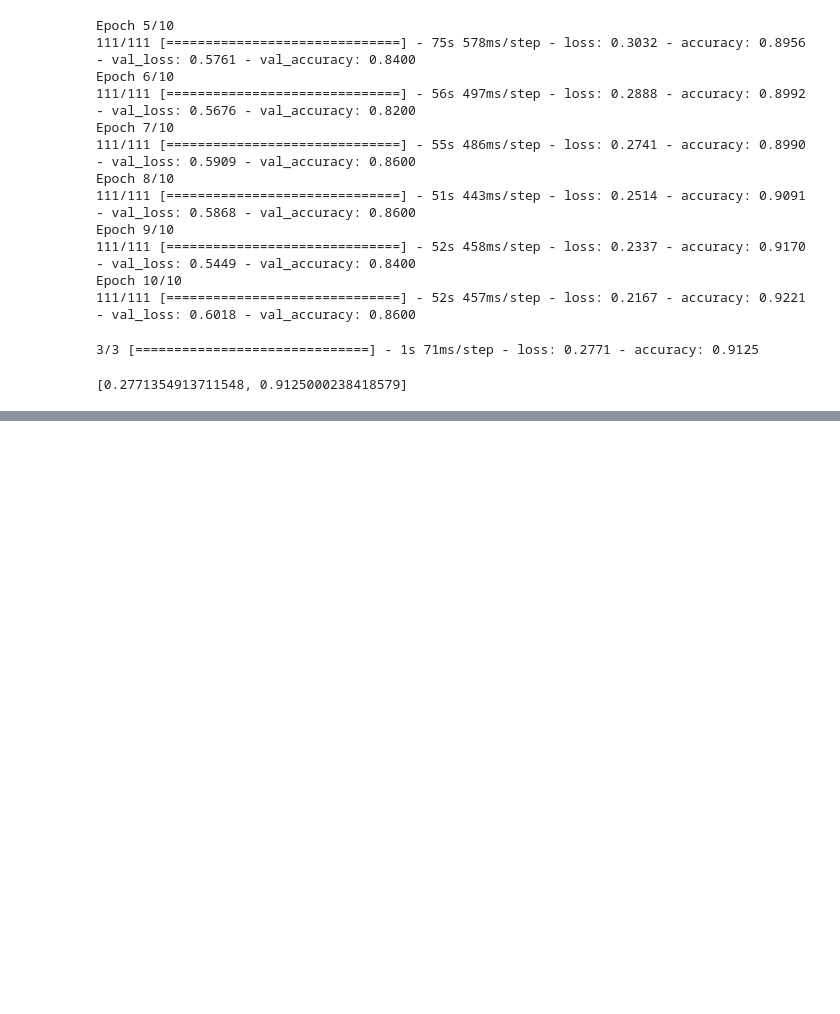
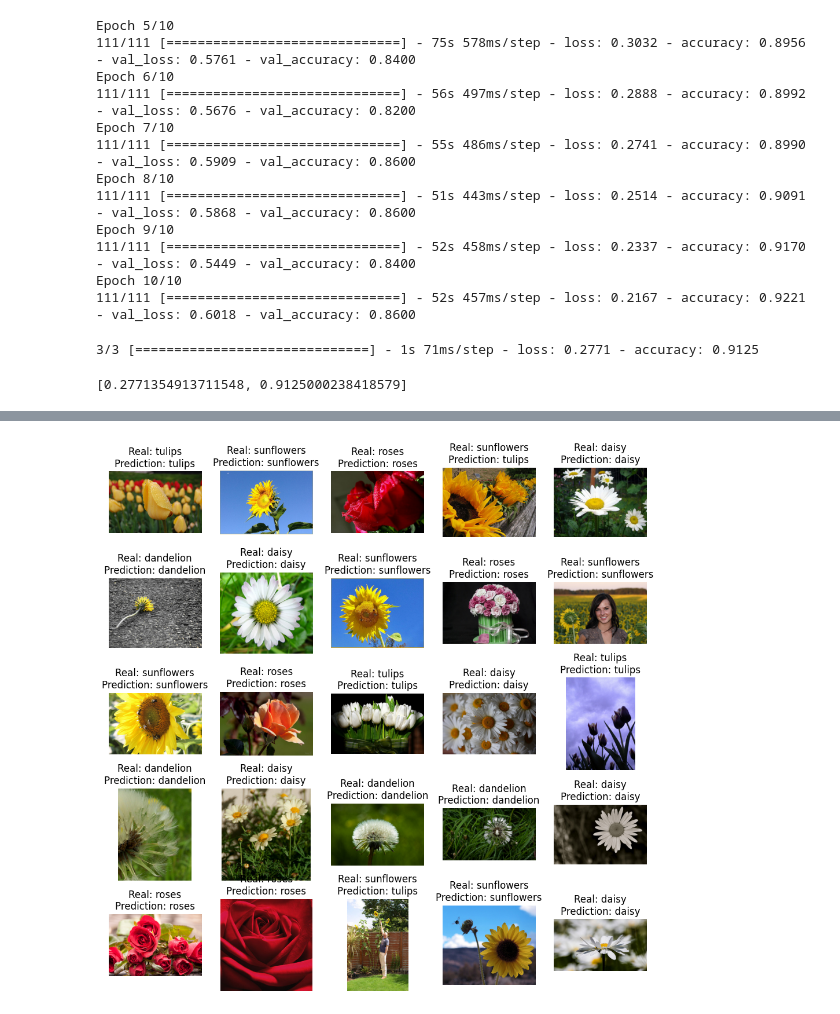
Before and after one commit to koksal100/Deep-Learning, a Jupyter notebook: MultiClass_Image_Classification_using_Fine_Tuning.ipynb, the cells around one changed output, grey strips where cells are left out. Cells and saved outputs as stored; diff of their text form; code cells hidden in the pictures; blank space fills up the shorter version.

```diff
--- a/MultiClass_Image_Classification_using_Fine_Tuning.ipynb
+++ b/MultiClass_Image_Classification_using_Fine_Tuning.ipynb
@@ -49,7 +49,7 @@ test_dataset=tf.keras.utils.image_dataset_from_directory(directory=test_dir,
                                             label_mode="categorical",
                                             batch_size=32,
                                             image_size=(224,224))
-valiation_dataset=tf.keras.utils.image_dataset_from_directory(directory=validation_dir,
+validation_dataset=tf.keras.utils.image_dataset_from_directory(directory=validation_dir,
                                             label_mode="categorical",
                                             batch_size=32,
                                             image_size=(224,224))
@@ -395,0 +398,24 @@ model_1.evaluate(valiation_dataset)
+# %%
+def visualize_predict_subplot(rows, cols):
+    fig, axs = plt.subplots(rows, cols, figsize=(12, 12))
+
+    for i in range(rows):
+        for j in range(cols):
+            target_class = random.choice(validation_dataset.class_names)
+            target_dir = train_dir + "/" + target_class
+            random_image = random.choice(os.listdir(target_dir))
+            random_image_path = target_dir + "/" + random_image
+            img = mpimg.imread(random_image_path)
+
+            axs[i, j].imshow(img)
+            img = tf.image.resize(img, (224, 224))
+            axs[i, j].axis('off')
+
+            prediction = model_1.predict(tf.expand_dims(img, axis=0))
+            prediction = prediction.argmax()
+            prediction = str(validation_dataset.class_names[prediction])
+
+            axs[i, j].set_title("Real: " + target_class + "\nPrediction: " + prediction)
+
+visualize_predict_subplot(5,5)
+# %% [output]
@@ -395,0 +439 @@ model_1.evaluate(valiation_dataset)
+[figure, added]
```
Also changed, not shown: parts of 2 cells of this notebook.
